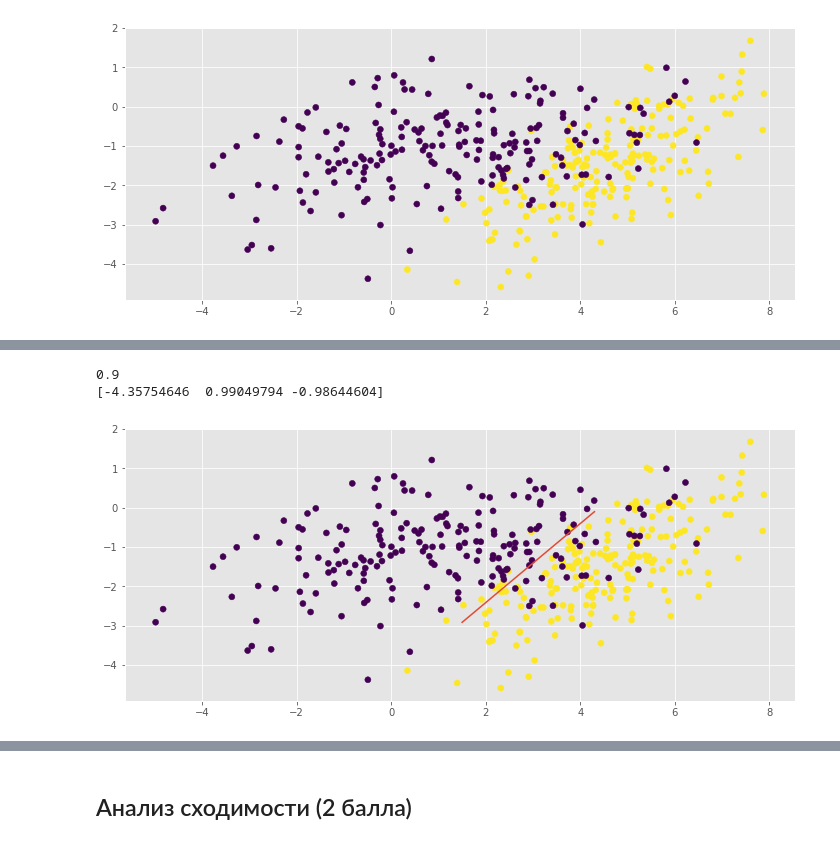
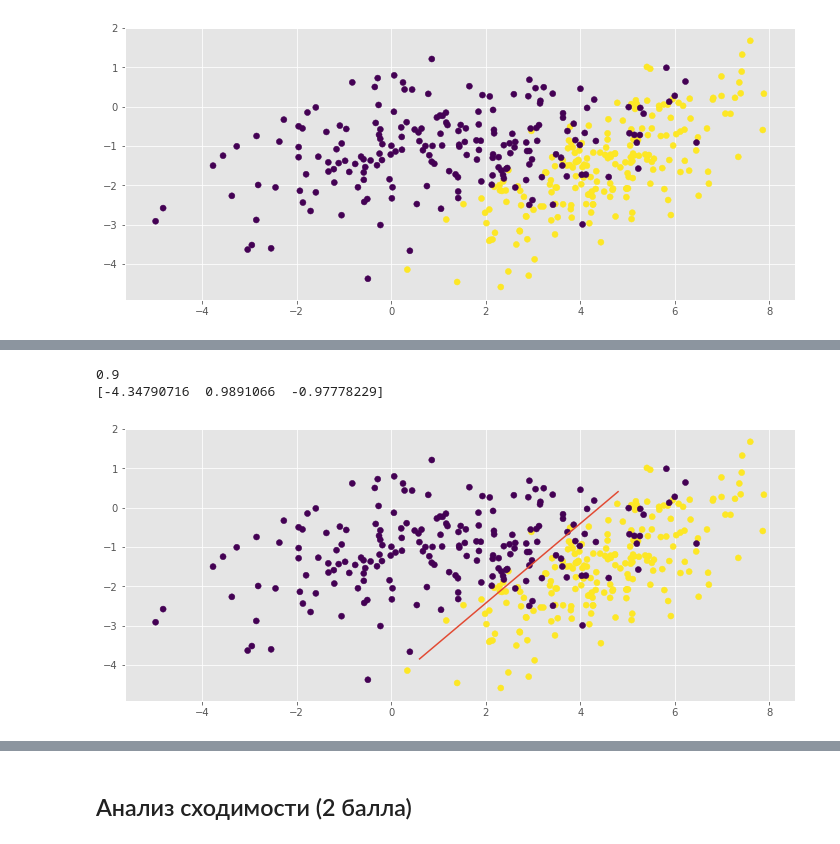
Before and after one commit to vladimirbelyaev/DM_sphere, a Jupyter notebook: hw4-lin-model/belyaev_hw4-lin-models.ipynb, the cells around one changed output, grey strips where cells are left out. Cells and saved outputs as stored; diff of their text form; code cells hidden in the pictures.

```diff
--- a/hw4-lin-model/belyaev_hw4-lin-models.ipynb
+++ b/hw4-lin-model/belyaev_hw4-lin-models.ipynb
@@ -75,6 +75,7 @@ $$ \frac{\partial L}{\partial w_0} = -[\sum_{j} \frac{1}{1 + e^{y^{(j)}(w^T x+w_
 ## Имплементация (5 баллов)
 # %%
 from sklearn.base import BaseEstimator, ClassifierMixin
+from scipy.special import logsumexp
 
 class MySGDClassifier(BaseEstimator, ClassifierMixin):
     """
@@ -124,18 +125,19 @@ class MySGDClassifier(BaseEstimator, ClassifierMixin):
                 w_increase[0] = 0
 
                 increase = -(X_batch * exp_part[:,np.newaxis]).sum(axis = 0) + 2 / self.C * w_increase
+                self.w_ -= (increase / np.sqrt(epoch_counter + 3)) * self.alpha / np.log(self.n_batch)
+                '''This magic with sqrt and log is for 2 purposes:
+                - need to have good convergence
+                - need not to overflow in exponent if C is ~0.001 or smaller
+                If C > 0.001 - increase / epoch_counter * self.alpha is fast and converges well
+                So this Notebook works for ~12 min. If you want more speed:
                 self.w_ -= (increase / epoch_counter) * self.alpha
-                print increase
+                In testing:
+                C_list = np.logspace(3, -2, 10)
+                '''
             epoch_counter += 1
-            self.log_loss_.append((1 + np.exp(-y_fixed * (X_fit * self.w_).sum(axis = 1))).sum(axis = 0) / X_fit.shape[0])
-            '''
-            s=0
-            for ind,clust in enumerate(y):
-                if(clust==1):
-                    s+= -np.log(1./(1+np.exp(-(X_fit[ind,:]*self.w).sum())))
-                if(clust==-1):
-                    s+= np.log(1-1./(1+np.exp(-(X_fit[ind,:]*self.w).sum())))
-            self.log_loss_2.append(s)'''
+            self.log_loss_.append((1 + np.exp(-y_fixed * (X_fit * self.w_).sum(axis = 1))).sum(axis = 0) /
+                                  X_fit.shape[0] + (self.w_[1:] ** 2).sum() / self.C)
         return self
 
     def partial_fit(self, X, y=None):
@@ -174,14 +231,15 @@ plt.scatter(X[:,0], X[:,1], c=y)
 # %%
-my_logres = MySGDClassifier(C=5.6,n_batch=25,alpha = 0.044).fit(X, y)
+my_logres = MySGDClassifier(max_epoch = 1000, C = 1.6, n_batch = 8, alpha = 0.012).fit(X, y)
 result = my_logres.predict(X)
 plt.scatter(X[:,0], X[:,1], c=y)
-x_plt = (np.arange(15)+7.5)*0.2
-w=my_logres.w
-y_plt = (-w[0]-w[1]*x_plt)/w[2]
-plt.plot(x_plt,y_plt)
+x_plt = (np.arange(15)+2)*0.3
+w = my_logres.w_
+y_plt = (-w[0] - w[1] * x_plt) / w[2]
+plt.plot(x_plt, y_plt)
+
 print accuracy_score(y, result)
 print w
 # %% [output]
 0.9
-[-4.35754646  0.99049794 -0.98644604]
+[-4.34790716  0.9891066  -0.97778229]
-[figure, old version]
+[figure, new version]
```
Also changed, not shown: parts of 14 cells of this notebook.
